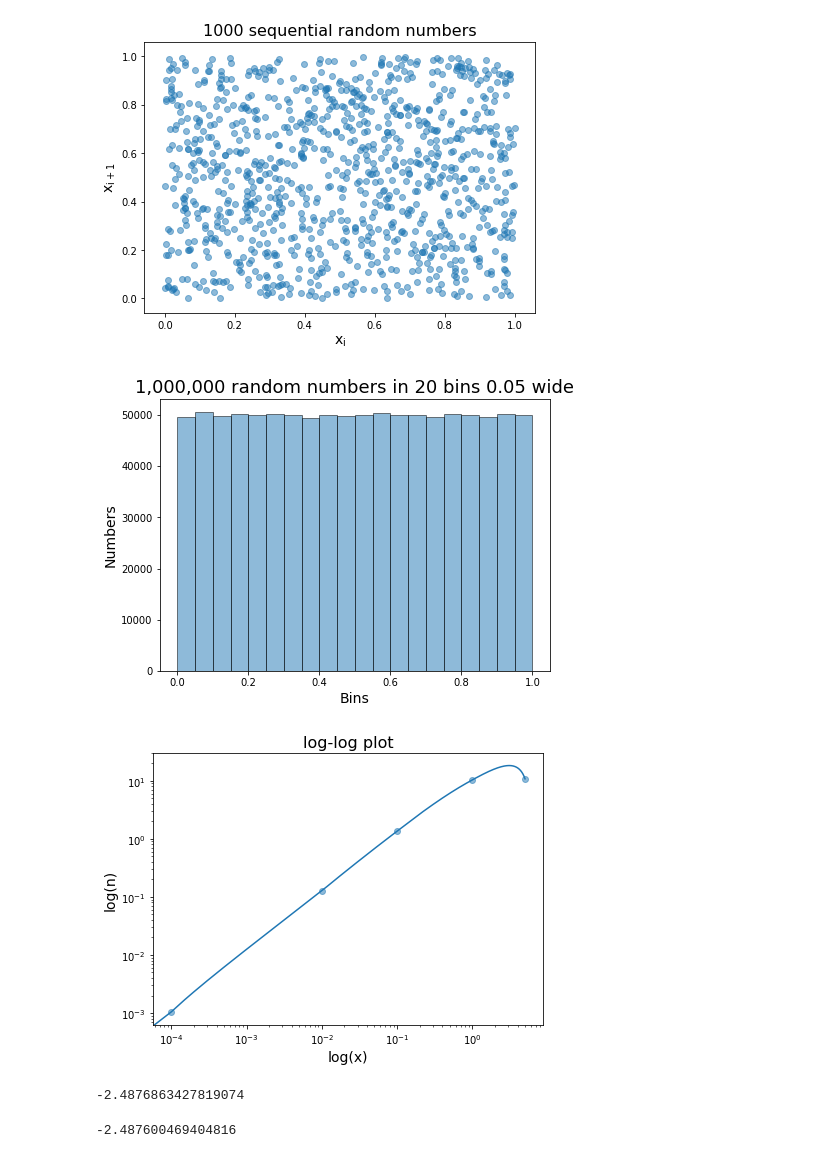
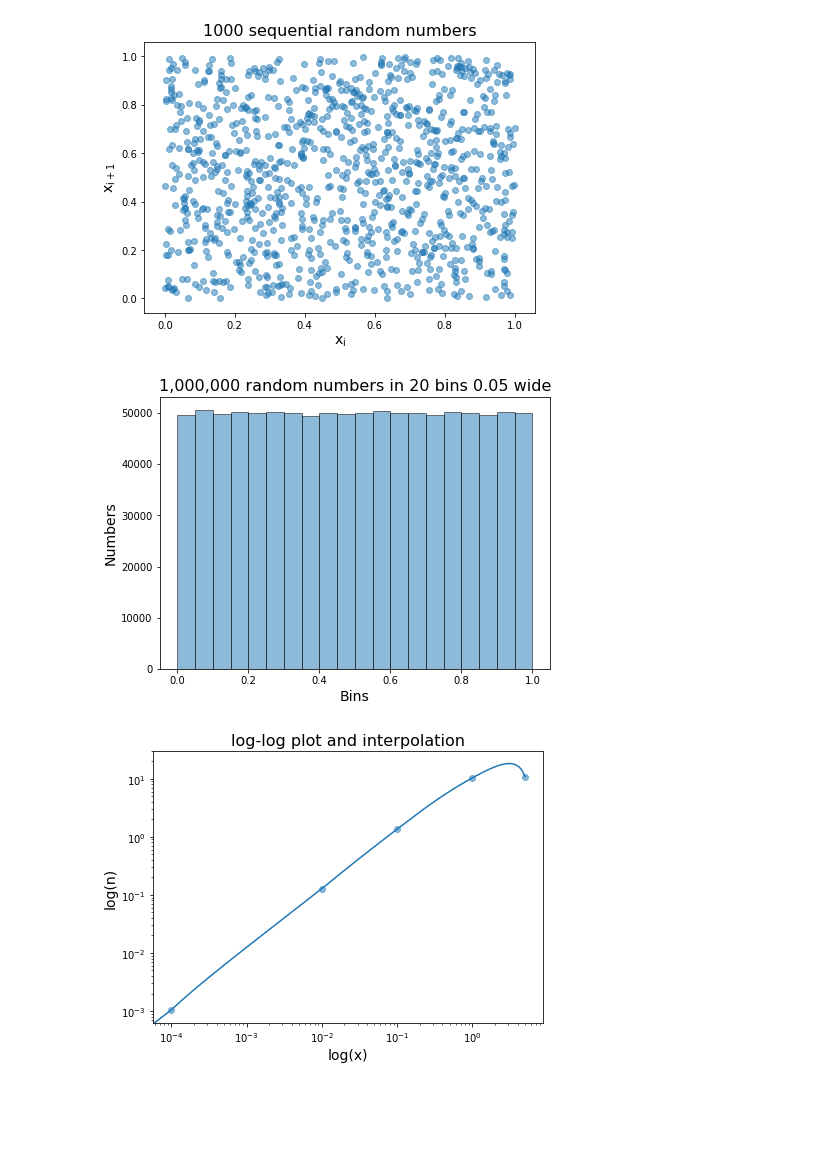
Before and after one commit to ruoyanwangdr/Numerical-Recipes-In-Astrophysics, a Jupyter notebook: handin1.ipynb, the cells around one changed output. Cells and saved outputs as stored; diff of their text form; code cells hidden in the pictures; blank space fills up the shorter version.

```diff
--- a/handin1.ipynb
+++ b/handin1.ipynb
@@ -132,7 +132,7 @@ for i in range(1000000):
 
 # Bin and plot.
 plt.figure(figsize=(7,5))
-plt.title('1,000,000 random numbers in 20 bins 0.05 wide', fontsize=18)
+plt.title('1,000,000 random numbers in 20 bins 0.05 wide', fontsize=16)
 plt.xlabel('Bins', fontsize=14)
 plt.ylabel('Numbers', fontsize=14)
 plt.hist(one_million, bins=20, alpha=0.5, histtype='bar', ec='black')
@@ -215,7 +215,7 @@ for i in range(len(radius)):
     density.append(density_profile_1d(radius[i]))
 
 plt.figure(figsize=(7,5))
-plt.title('log-log plot', fontsize=16)
+plt.title('log-log plot and interpolation', fontsize=16)
 plt.xlabel('log(x)', fontsize=14)
 plt.ylabel('log(n)', fontsize=14)
 plt.xscale('log') # log scale for x
@@ -302,6 +302,27 @@ plt.plot(interp_density[0], interp_density[1])
 print()
 print('c) Numerical differentiation')
 print()
+
+# Analytical solution calculated by hand.
+
+#analytical_solution = -(b**3*A*N_sat*(x/b)**a*(c*(x/b)**c-a+3)*e**(-(x/b)**c))/x**4
+analytical_solution_x_equal_to_b = -A*N_sat*(c-a+3)/(b*np.e)
+print ('Analytical solution of dn/dx at x=b is '+ str(analytical_solution_x_equal_to_b))
+
+# Define the numerical differentiator using central difference method.
+def central_difference(f,a,h=0.01):
+    """
+    f     ... function to be differentiated
+    a     ... value computed at x = a
+    h     ... step size
+    """
+    return (f(a + h) - f(a - h))/(2*h)
+
+print('Numerical solution of dn/dx at x=b is '+str(central_difference(density_profile, b)))
+
+# Part d)
+print()
+print('d) Positions')
 # %% [output]
 NUMERICAL RECIPES FOR ASTROPHYSICS - SPRING 2019
 First hand-in exercise
@@ -323,11 +344,3 @@ c) Numerical differentiation
 [figure]
-[figure, old version]
+[figure, new version]
-[figure, old version]
+[figure, new version]
-# %%
-# Analytical solution calculated by hand.
-
-#analytical_solution = -(b**3*A*N_sat*(x/b)**a*(c*(x/b)**c-a+3)*e**(-(x/b)**c))/x**4
-analytical_solution_x_equal_to_b = -A*N_sat*(c-a+3)/(b*np.e)
-analytical_solution_x_equal_to_b
-# %% [output]
--2.4876863427819074
@@ -343,4 +346,0 @@ def central_difference(f,a,h=0.01):
-# %%
-central_difference(density_profile, b)
-# %% [output]
--2.487600469404816
```
Also changed, not shown: parts of 3 cells of this notebook.
